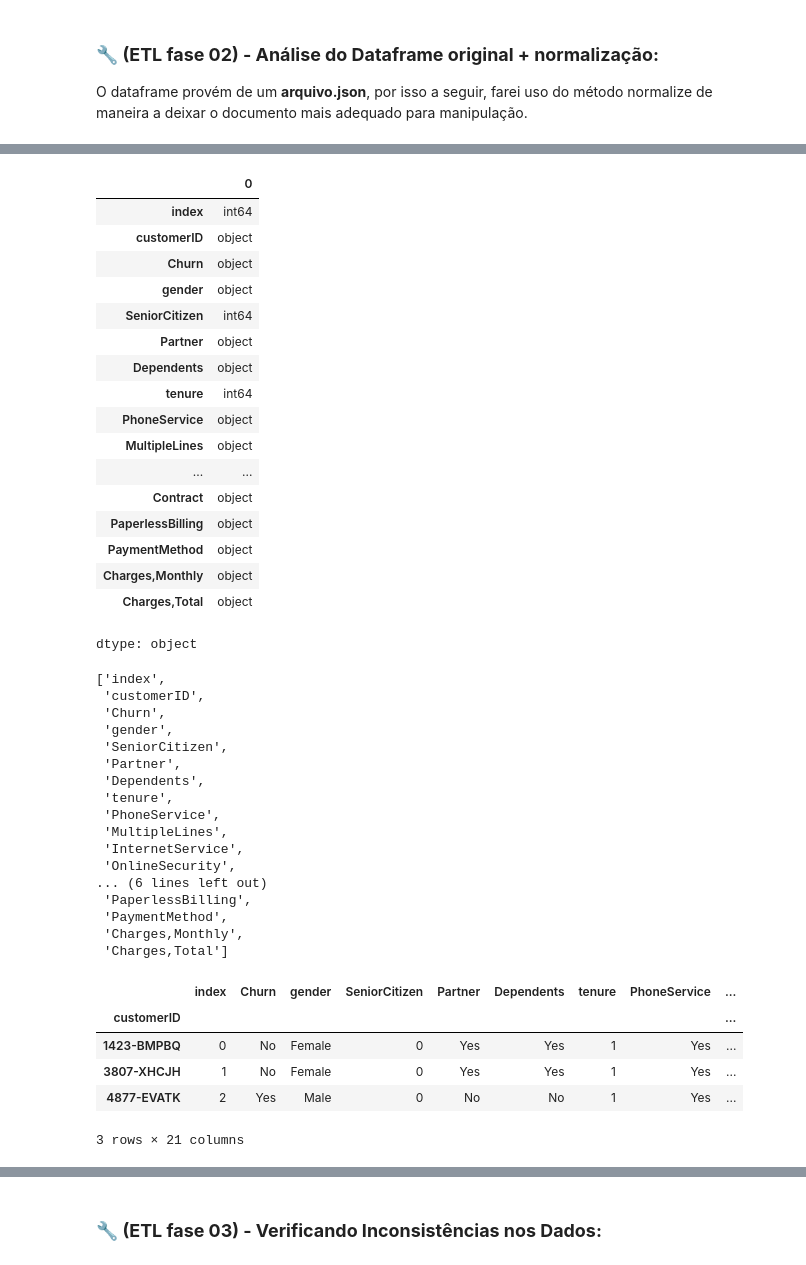
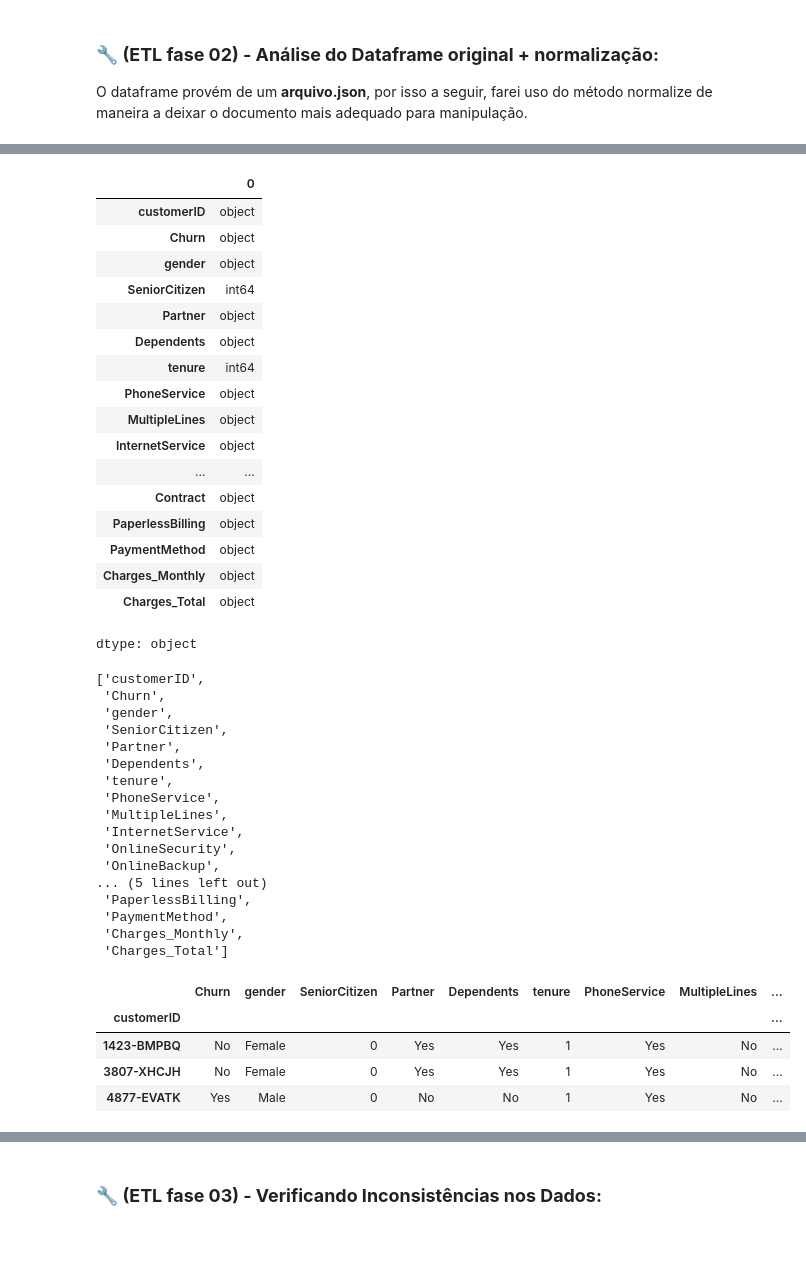
Before and after one commit to mbrandino/Challenge_desafio3-ci-ncia-de-dados-, a Jupyter notebook: telecomx_br.ipynb, the cells around one changed output, grey strips where cells are left out. Saved outputs shown, nothing was run; the diff lists cells and outputs as text; code cells hidden in the pictures.

```diff
--- a/telecomx_br.ipynb
+++ b/telecomx_br.ipynb
@@ -16,5 +16,3 @@ dados.head(3)
 | 1 | 3807-XHCJH | No | Female | 0 | Yes | Yes | 1 | Yes | ... |
 | 2 | 4877-EVATK | Yes | Male | 0 | No | No | 1 | Yes | ... |
 3 rows × 21 columns
-# %%
-dados.set_index('index', drop=True)
@@ -38,0 +19,2 @@ dados
+# %%
+dados_sem_index = dados.reset_index(drop=True)
@@ -63,9 +81,8 @@ dtypes: int64(3), object(19)
 memory usage: 1.2+ MB
 # %%
-dados.dtypes
+dados_sem_index.dtypes
 # %% [output]
 |  | 0 |
-| index | int64 |
 | customerID | object |
 | Churn | object |
 | gender | object |
@@ -75,19 +92,19 @@ dados.dtypes
 | tenure | int64 |
 | PhoneService | object |
 | MultipleLines | object |
+| InternetService | object |
 | ... | ... |
 | Contract | object |
 | PaperlessBilling | object |
 | PaymentMethod | object |
-| Charges,Monthly | object |
-| Charges,Total | object |
+| Charges_Monthly | object |
+| Charges_Total | object |
 dtype: object
 # %%
-colunas_dados = list(dados.columns)
+colunas_dados = list(dados_sem_index.columns)
 colunas_dados
 # %% [output]
-['index',
- 'customerID',
+['customerID',
  'Churn',
  'gender',
  'SeniorCitizen',
@@ -98,21 +115,21 @@ colunas_dados
  'MultipleLines',
  'InternetService',
  'OnlineSecurity',
-... (6 lines left out)
+ 'OnlineBackup',
+... (5 lines left out)
  'PaperlessBilling',
  'PaymentMethod',
- 'Charges,Monthly',
- 'Charges,Total']
+ 'Charges_Monthly',
+ 'Charges_Total']
 # %%
-dados.set_index('customerID', inplace=True)
+dados_sem_index.set_index('customerID', inplace=True)
 # %%
-dados.head(3)
+dados_sem_index.head(3)
 # %% [output]
-|  | index | Churn | gender | SeniorCitizen | Partner | Dependents | tenure | PhoneService | ... |
+|  | Churn | gender | SeniorCitizen | Partner | Dependents | tenure | PhoneService | MultipleLines | ... |
 | customerID |  |  |  |  |  |  |  |  | ... |
-| 1423-BMPBQ | 0 | No | Female | 0 | Yes | Yes | 1 | Yes | ... |
-| 3807-XHCJH | 1 | No | Female | 0 | Yes | Yes | 1 | Yes | ... |
-| 4877-EVATK | 2 | Yes | Male | 0 | No | No | 1 | Yes | ... |
+| 1423-BMPBQ | No | Female | 0 | Yes | Yes | 1 | Yes | No | ... |
+| 3807-XHCJH | No | Female | 0 | Yes | Yes | 1 | Yes | No | ... |
+| 4877-EVATK | Yes | Male | 0 | No | No | 1 | Yes | No | ... |
-3 rows × 21 columns
 # %%
 # Analizando novas colunas existentes:
```
Also changed, not shown: parts of 131 cells of this notebook.
